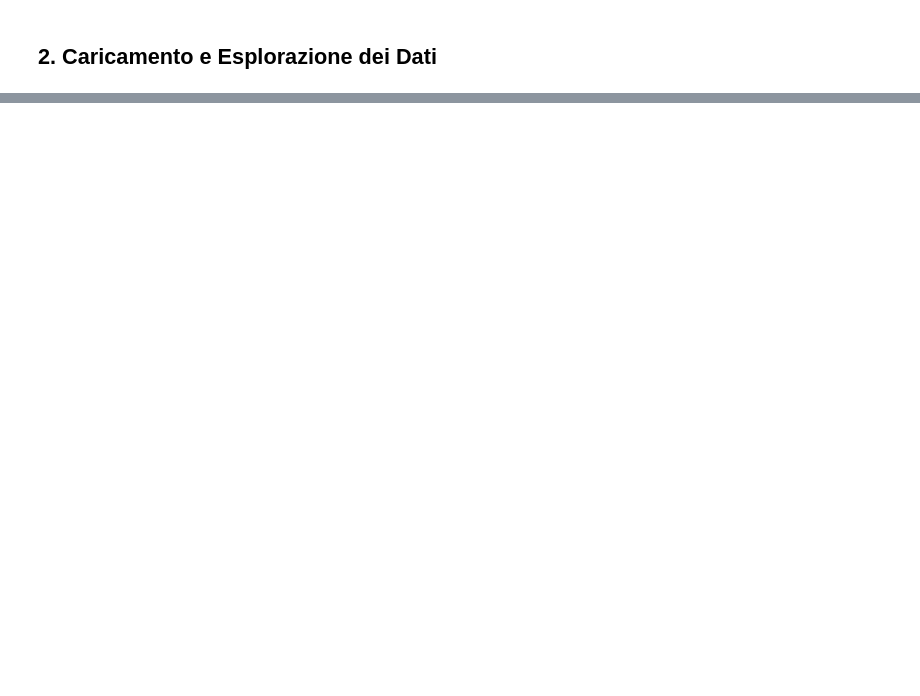
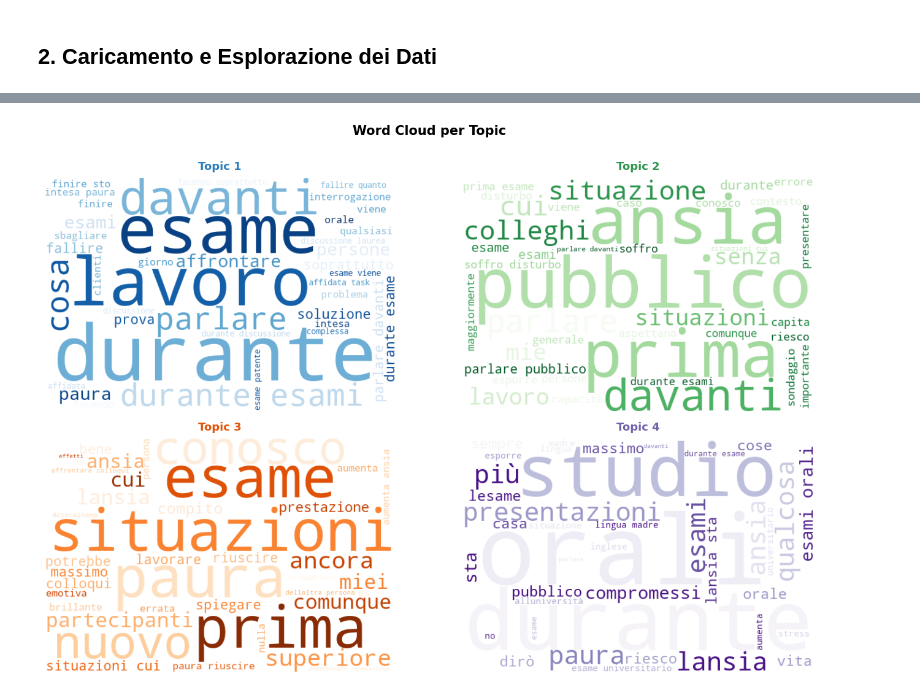
Before and after one commit to gaiacassinelli1/Project-Work, a Jupyter notebook: notebook/analisi_sentiment.ipynb, the cells around one changed output, grey strips where cells are left out. Saved outputs shown, nothing was run; the diff lists cells and outputs as text; code cells hidden in the pictures; blank space fills up the shorter version.

```diff
--- a/notebook/analisi_sentiment.ipynb
+++ b/notebook/analisi_sentiment.ipynb
@@ -1027,0 +403,21 @@ Tokenizer salvato: ../output/sentiment_tokenizer.pkl
+# %%
+fig, axes = plt.subplots(2, 2, figsize=(14, 9))
+axes = axes.flatten()
+colormaps = ['Blues', 'Greens', 'Oranges', 'Purples']
+for i in range(N_TOPICS):
+    topic_vec = lda.components_[i]
+    word_weights = {feature_names[j]: float(topic_vec[j])
+                    for j in topic_vec.argsort()[-50:][::-1]}
+    wc = WordCloud(width=600, height=400, background_color='white',
+                   colormap=colormaps[i], max_words=40,
+                   prefer_horizontal=0.9).generate_from_frequencies(word_weights)
+    axes[i].imshow(wc, interpolation='bilinear')
+    axes[i].axis('off')
+    axes[i].set_title(f'Topic {i+1}', fontsize=13, fontweight='bold', pad=10,
+                      color=plt.get_cmap(colormaps[i])(0.7))
+plt.suptitle('Word Cloud per Topic', fontsize=15, fontweight='bold', y=1.01)
+plt.tight_layout()
+plt.savefig('../images/lda_wordclouds.png', dpi=130, bbox_inches='tight')
+plt.show()
+# %% [output]
+[figure, added]
```
Also changed, not shown: parts of 68 cells of this notebook, 19 other files.
